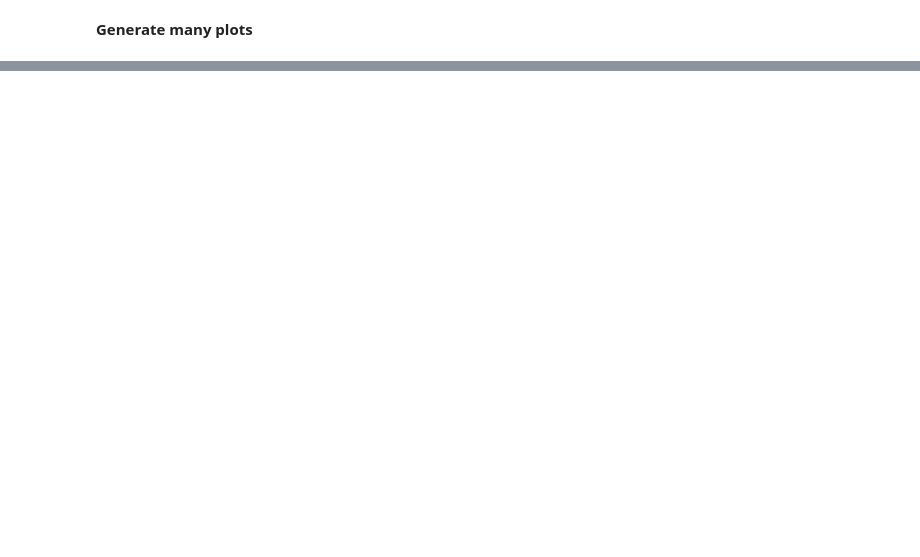
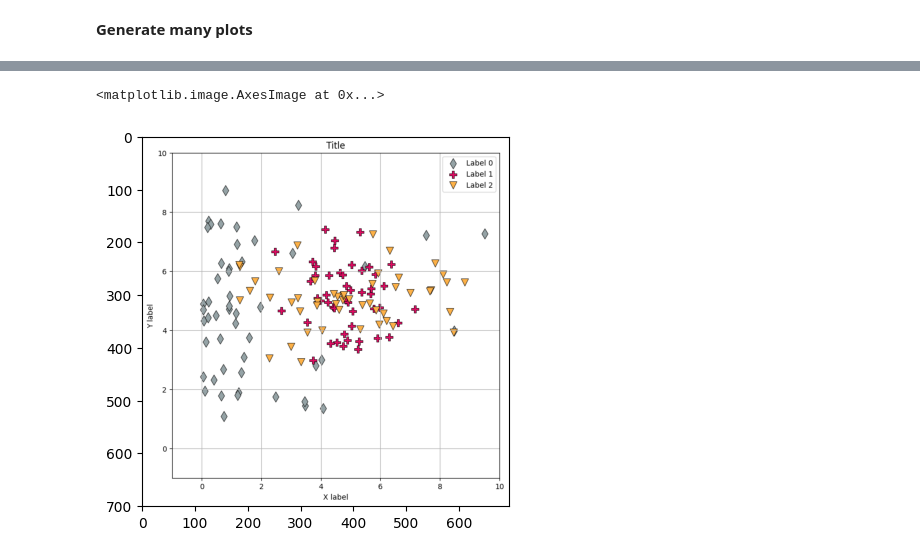
Before and after one commit to adusachev/scanplot, a Jupyter notebook: plot2data/generate_plots.ipynb, the cells around one changed output, grey strips where cells are left out. Cells and saved outputs as stored; diff of their text form; code cells hidden in the pictures; blank space fills up the shorter version.

```diff
--- a/plot2data/generate_plots.ipynb
+++ b/plot2data/generate_plots.ipynb
@@ -101,0 +138,27 @@ plt.ylim(-1, 10)
+# %%
+TRUE_POINTS_PATH = DATA_PATH / "generated_plots"
+DETECTED_POINTS_PATH = DATA_PATH / "generated_plots" / "detected_coordinates"
+# %%
+PLOT_NUMBER = 5
+MARKER_NUMBER = 2
+
+PLOT_PATH = TRUE_POINTS_PATH / f"plot_{PLOT_NUMBER}.png"
+
+points_true = np.loadtxt(
+    TRUE_POINTS_PATH / f"plot_{PLOT_NUMBER}_coordinates_marker_{MARKER_NUMBER}.csv",
+    dtype=np.float64,
+    delimiter=","
+)
+
+points_detected = np.loadtxt(
+    DETECTED_POINTS_PATH / f"plot_{PLOT_NUMBER}_detected_coordinates_marker_{MARKER_NUMBER}.csv",
+    dtype=np.float64,
+    delimiter=","
+)
+# %%
+source_image = img = cv.imread(str(PLOT_PATH))
+
+plt.imshow(cv.cvtColor(source_image, cv.COLOR_BGR2RGB))
+# %% [output]
+<matplotlib.image.AxesImage at 0x...>
+[figure, added]
```
Also changed, not shown: parts of 19 cells of this notebook.
